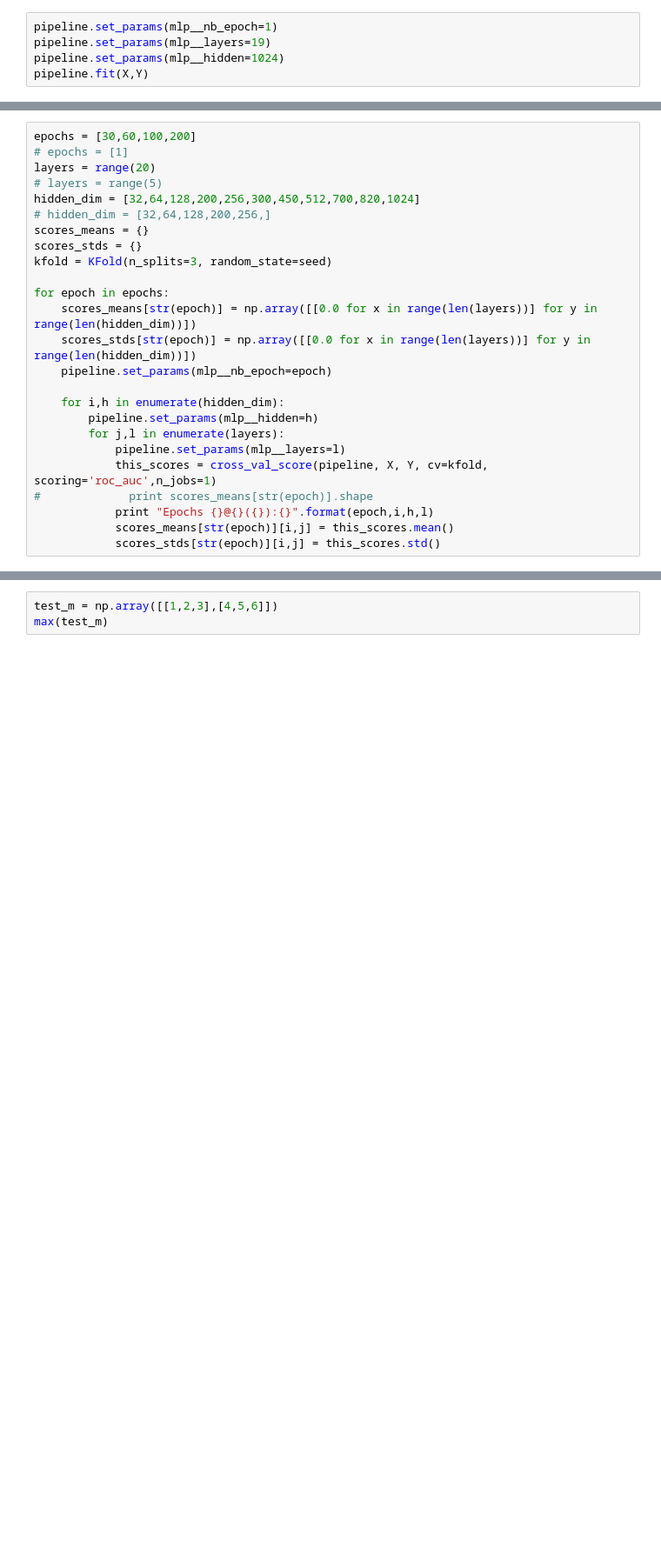
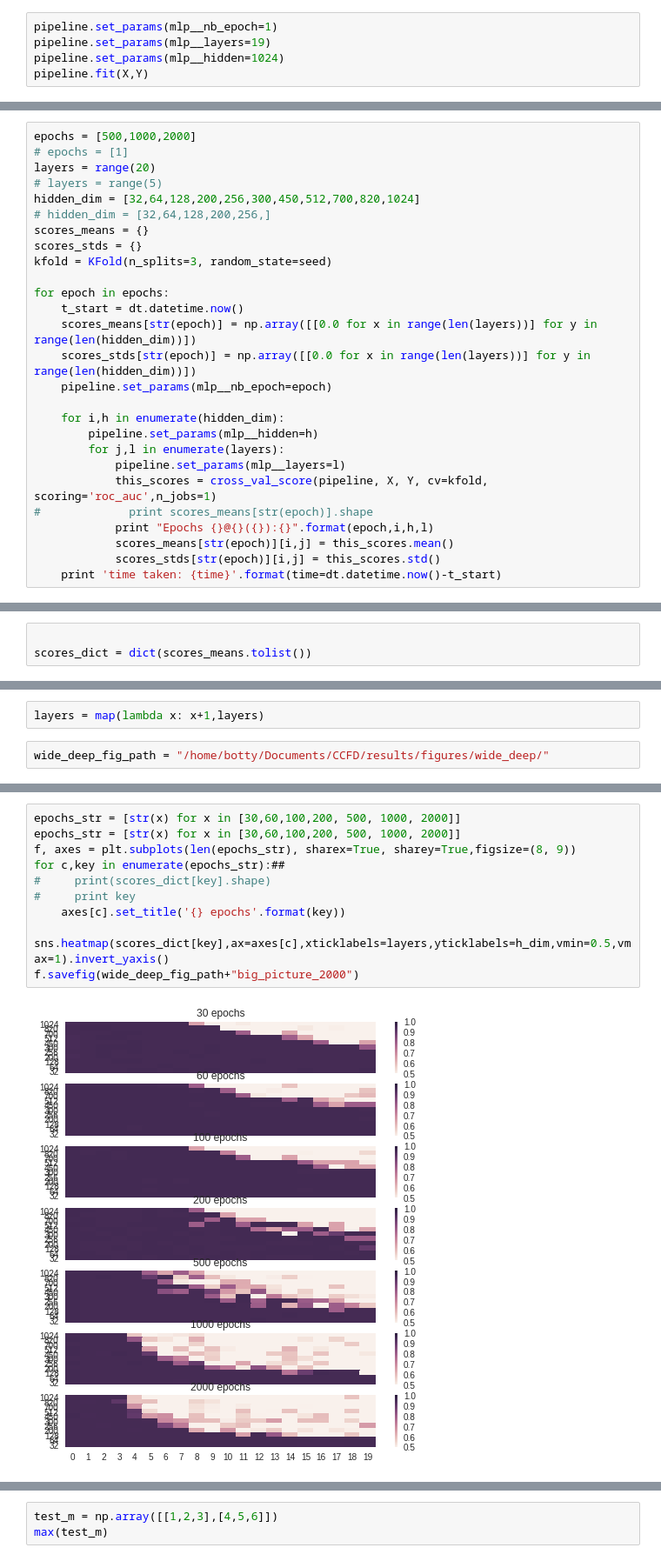
Before and after one commit to bottydim/detect-credit-card-fraud, a Jupyter notebook: Notebooks/Evaluation.ipynb, the cells around one changed output, grey strips where cells are left out. Shown: that part at 87% size. Saved outputs shown, nothing was run; the diff lists cells and outputs as text; blank space fills up the shorter version.

```diff
--- a/Notebooks/Evaluation.ipynb
+++ b/Notebooks/Evaluation.ipynb
@@ -153,5 +169,5 @@ pipeline.fit(X,Y)
 # %%
-epochs = [30,60,100,200]
+epochs = [500,1000,2000]
 # epochs = [1]
 layers = range(20)
 # layers = range(5)
@@ -162,6 +178,7 @@ scores_stds = {}
 kfold = KFold(n_splits=3, random_state=seed)
 
 for epoch in epochs:
+    t_start = dt.datetime.now()
     scores_means[str(epoch)] = np.array([[0.0 for x in range(len(layers))] for y in range(len(hidden_dim))])
     scores_stds[str(epoch)] = np.array([[0.0 for x in range(len(layers))] for y in range(len(hidden_dim))])
     pipeline.set_params(mlp__nb_epoch=epoch)
@@ -175,3 +192,4 @@ for epoch in epochs:
             print "Epochs {}@{}({}):{}".format(epoch,i,h,l)
             scores_means[str(epoch)][i,j] = this_scores.mean()
             scores_stds[str(epoch)][i,j] = this_scores.std()
+    print 'time taken: {time}'.format(time=dt.datetime.now()-t_start)
@@ -187,0 +243,3 @@ save_path = "/home/botty/Documents/CCFD/data/Analysis/scores_w_vs_d.npy"
+# %%
+
+scores_dict = dict(scores_means.tolist())
@@ -187,0 +254,4 @@ save_path = "/home/botty/Documents/CCFD/data/Analysis/scores_w_vs_d.npy"
+# %%
+layers = map(lambda x: x+1,layers)
+# %%
+wide_deep_fig_path = "/home/botty/Documents/CCFD/results/figures/wide_deep/"
@@ -187,0 +262,12 @@ save_path = "/home/botty/Documents/CCFD/data/Analysis/scores_w_vs_d.npy"
+# %%
+epochs_str = [str(x) for x in [30,60,100,200, 500, 1000, 2000]]
+epochs_str = [str(x) for x in [30,60,100,200, 500, 1000, 2000]]
+f, axes = plt.subplots(len(epochs_str), sharex=True, sharey=True,figsize=(8, 9))
+for c,key in enumerate(epochs_str):##
+#     print(scores_dict[key].shape)
+#     print key
+    axes[c].set_title('{} epochs'.format(key))
+    sns.heatmap(scores_dict[key],ax=axes[c],xticklabels=layers,yticklabels=h_dim,vmin=0.5,vmax=1).invert_yaxis()
+f.savefig(wide_deep_fig_path+"big_picture_2000")
+# %% [output]
+[figure, added]
```
Also changed, not shown: parts of 41 cells of this notebook, 7 other files.
